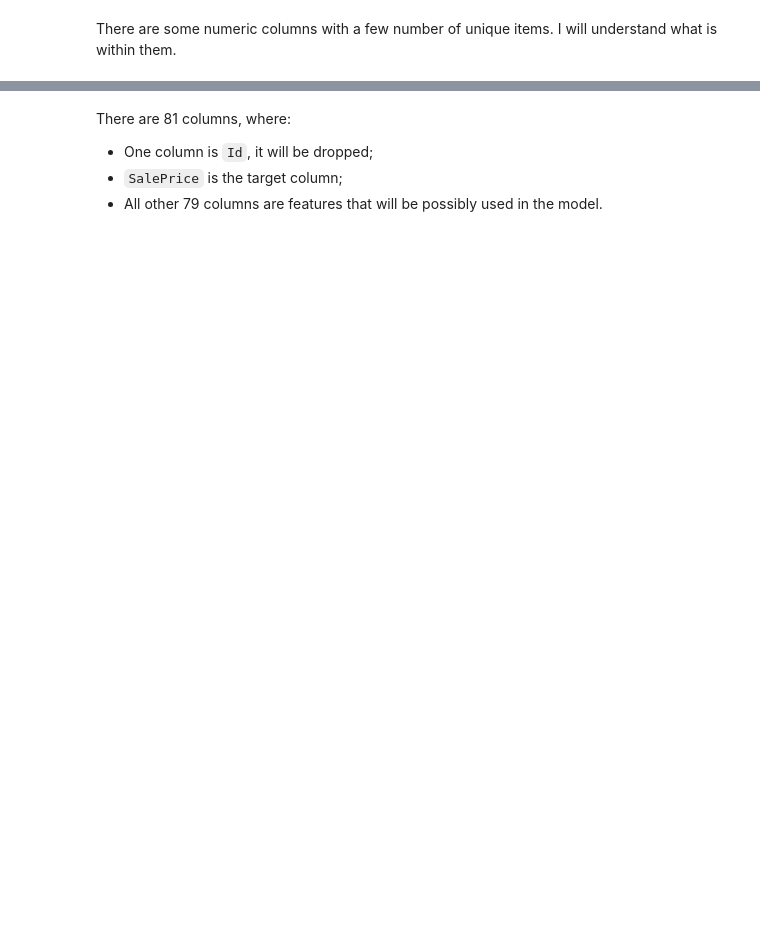
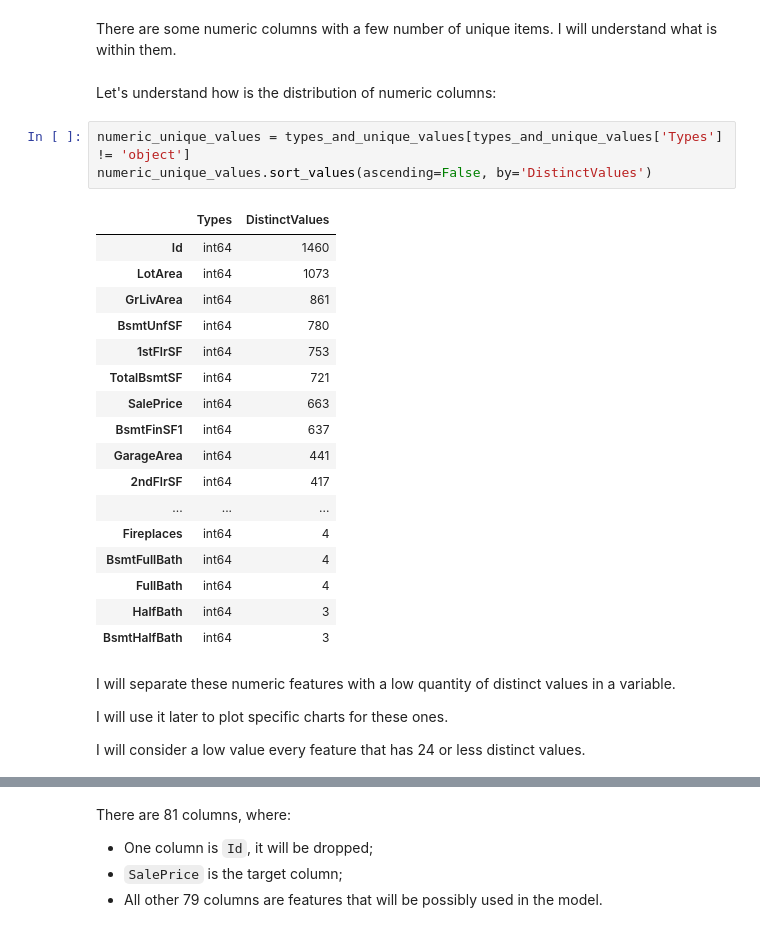
Before and after one commit to arthuralbarelli/house-prices-prediction, a Jupyter notebook: eda-house-prices.ipynb, the cells around one changed output, grey strips where cells are left out. Cells and saved outputs as stored; diff of their text form; blank space fills up the shorter version.

```diff
--- a/eda-house-prices.ipynb
+++ b/eda-house-prices.ipynb
@@ -67,2 +81,29 @@ types_and_unique_values
 # %% [markdown]
 There are some numeric columns with a few number of unique items. I will understand what is within them.
+# %% [markdown]
+Let's understand how is the distribution of numeric columns:
+# %%
+numeric_unique_values = types_and_unique_values[types_and_unique_values['Types'] != 'object']
+numeric_unique_values.sort_values(ascending=False, by='DistinctValues')
+# %% [output]
+|  | Types | DistinctValues |
+| Id | int64 | 1460 |
+| LotArea | int64 | 1073 |
+| GrLivArea | int64 | 861 |
+| BsmtUnfSF | int64 | 780 |
+| 1stFlrSF | int64 | 753 |
+| TotalBsmtSF | int64 | 721 |
+| SalePrice | int64 | 663 |
+| BsmtFinSF1 | int64 | 637 |
+| GarageArea | int64 | 441 |
+| 2ndFlrSF | int64 | 417 |
+| ... | ... | ... |
+| Fireplaces | int64 | 4 |
+| BsmtFullBath | int64 | 4 |
+| FullBath | int64 | 4 |
+| HalfBath | int64 | 3 |
+| BsmtHalfBath | int64 | 3 |
+# %% [markdown]
+I will separate these numeric features with a low quantity of distinct values in a variable.
+<p>I will use it later to plot specific charts for these ones.</p>
+I will consider a low value every feature that has 24 or less distinct values.
```
Also changed, not shown: parts of 4 cells of this notebook.
